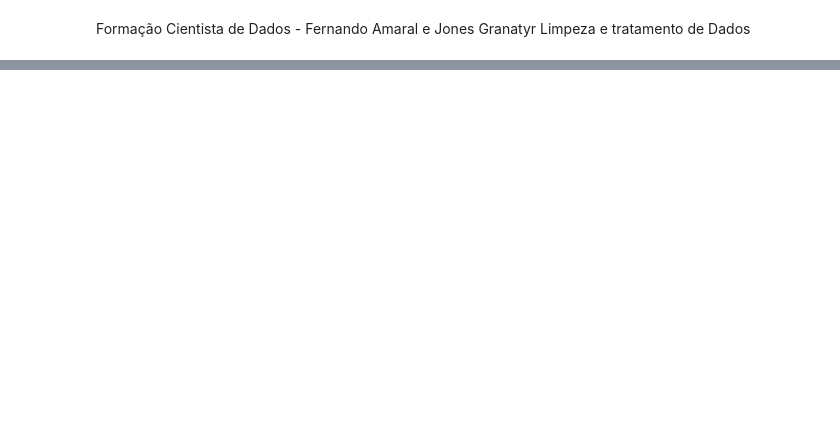
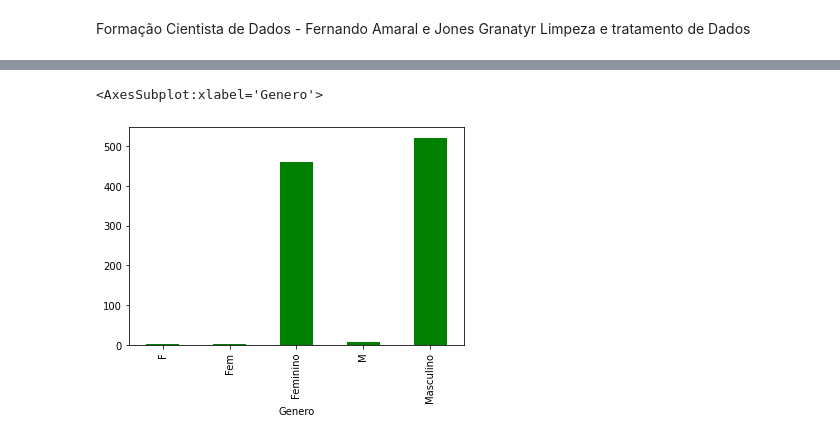
Before and after one commit to esaantos/data-science, a Jupyter notebook: Python/2. Limpeza e Tratamento de Dados/scripts/1.limpezatratamento.ipynb, the cells around one changed output, grey strips where cells are left out. Saved outputs shown, nothing was run; the diff lists cells and outputs as text; code cells hidden in the pictures; blank space fills up the shorter version.

```diff
--- a/Python/2. Limpeza e Tratamento de Dados/scripts/1.limpezatratamento.ipynb
+++ b/Python/2. Limpeza e Tratamento de Dados/scripts/1.limpezatratamento.ipynb
@@ -34,4 +70,7 @@ agrupado
 # %%
-agrupado.plot.bar(color = 'blue')
+agrupado.plot.bar(color = 'green')
+# %% [output]
+<AxesSubplot:xlabel='Genero'>
+[figure, added]
 # %%
 #explorar colunas numéricas
```
Also changed, not shown: parts of 40 cells of this notebook, 8 other files.
